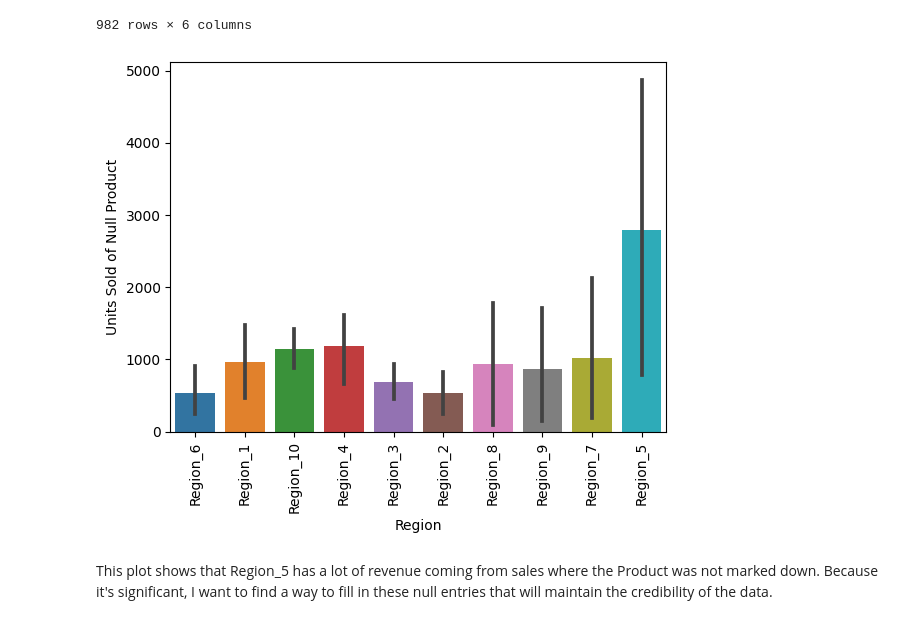
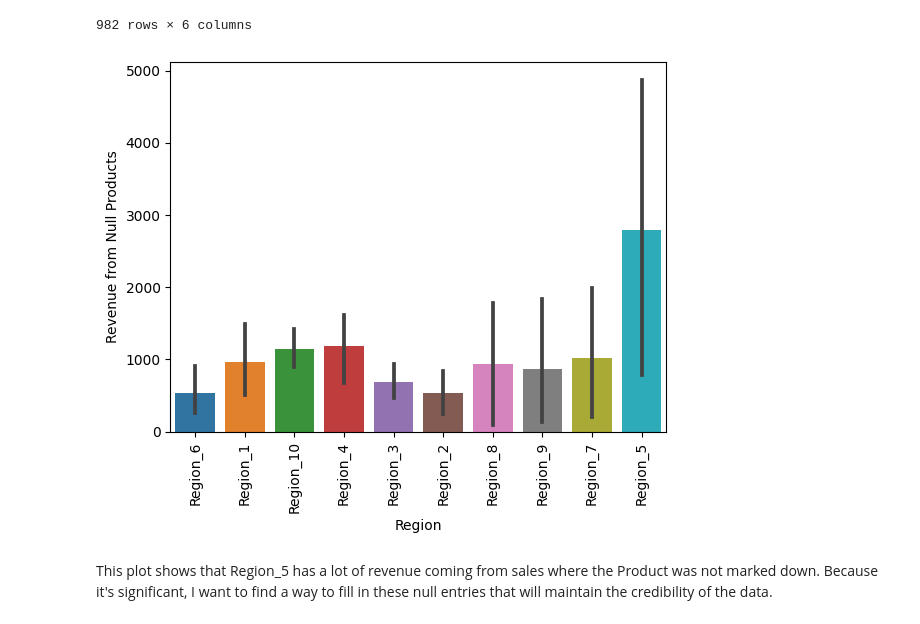
Before and after one commit to mredshaw/schulich_data_science, a Jupyter notebook: Data_Science_A1.ipynb, the cells around one changed output. Cells and saved outputs as stored; diff of their text form; code cells hidden in the pictures.

```diff
--- a/Data_Science_A1.ipynb
+++ b/Data_Science_A1.ipynb
@@ -559,9 +559,9 @@ product_is_null = df_clean[df_clean['Product'].isnull()]
 # %%
 sns.barplot(data=product_is_null, x='Region', y='Revenue')
 plt.xticks(rotation=90)
-plt.ylabel('Units Sold of Null Product')
+plt.ylabel('Revenue from Null Products')
 plt.show()
 # %% [output]
-[figure, old version]
+[figure, new version]
 # %% [markdown]
 This plot shows that Region_5 has a lot of revenue coming from sales where the Product was not marked down. Because it's significant, I want to find a way to fill in these null entries that will maintain the credibility of the data.
```
Also changed, not shown: parts of 1 cell of this notebook.
